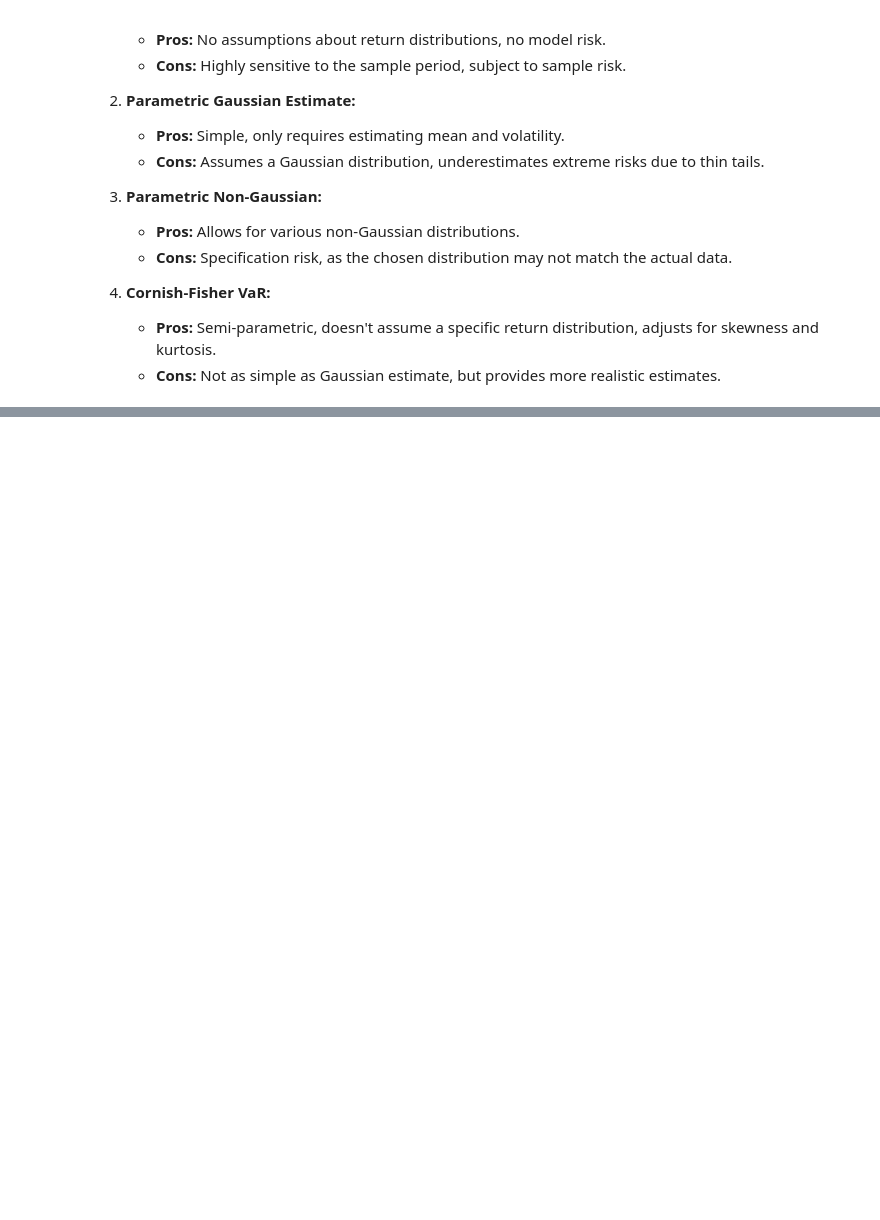
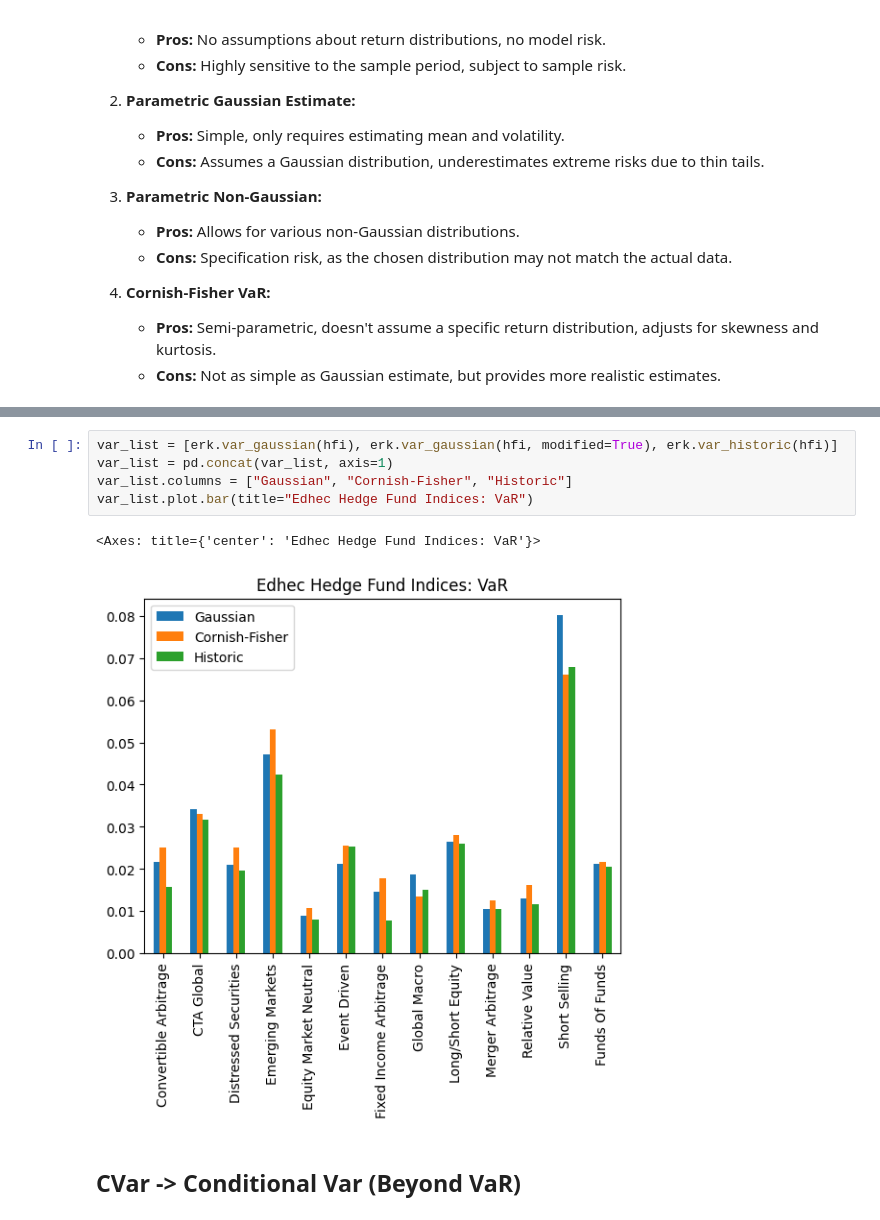
Before and after one commit to Akib-Raihan-4/Trading_With_Python, a Jupyter notebook: w1_s2.ipynb, the cells around one changed output, grey strips where cells are left out. Drawn from its saved outputs; the diff is of its cells as text; blank space fills up the shorter version.

Commit message:
Gaussian VaR, Cornish-Fisher Var, CVaR

```diff
--- a/w1_s2.ipynb
+++ b/w1_s2.ipynb
@@ -325,0 +387,10 @@ norm.ppf(0.05) # Returns the z-score
+# %%
+var_list = [erk.var_gaussian(hfi), erk.var_gaussian(hfi, modified=True), erk.var_historic(hfi)]
+var_list = pd.concat(var_list, axis=1)
+var_list.columns = ["Gaussian", "Cornish-Fisher", "Historic"]
+var_list.plot.bar(title="Edhec Hedge Fund Indices: VaR")
+# %% [output]
+<Axes: title={'center': 'Edhec Hedge Fund Indices: VaR'}>
+[figure, added]
+# %% [markdown]
+## CVar -> Conditional Var (Beyond VaR)
```
Also changed, not shown: parts of 12 cells of this notebook, 1 other file.
